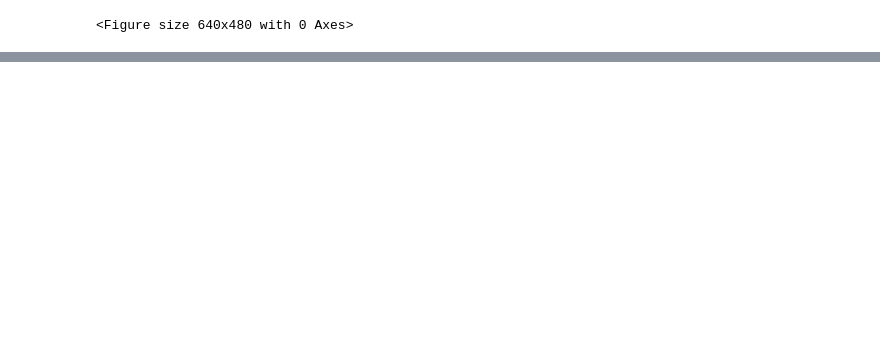
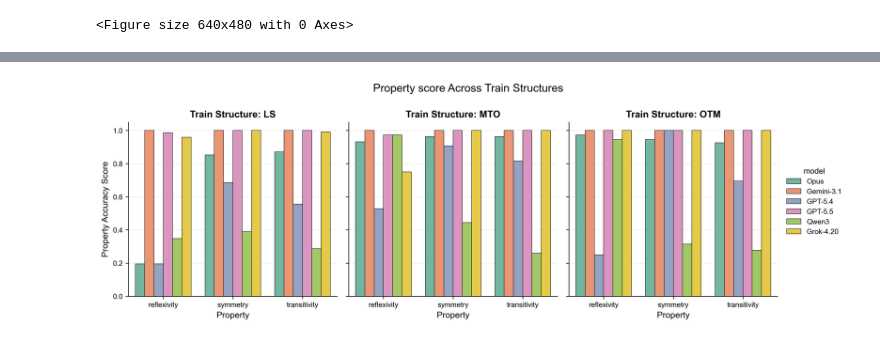
Before and after one commit to Yagwar/stim_eq, a Jupyter notebook: SE_LLM_Benchmark/get_results_metadata_json.ipynb, the cells around one changed output, grey strips where cells are left out. Saved outputs shown, nothing was run; the diff lists cells and outputs as text; code cells hidden in the pictures; blank space fills up the shorter version.

```diff
--- a/SE_LLM_Benchmark/get_results_metadata_json.ipynb
+++ b/SE_LLM_Benchmark/get_results_metadata_json.ipynb
@@ -399,0 +746,4 @@ df_tier3_pairwise.to_csv("agi_benchmark_pairwise.csv", encoding="utf8")
+# %%
+fig2 = display_property_plot(property_accuracy_model)
+# %% [output]
+[figure, added]
```
Also changed, not shown: parts of 24 cells of this notebook.
